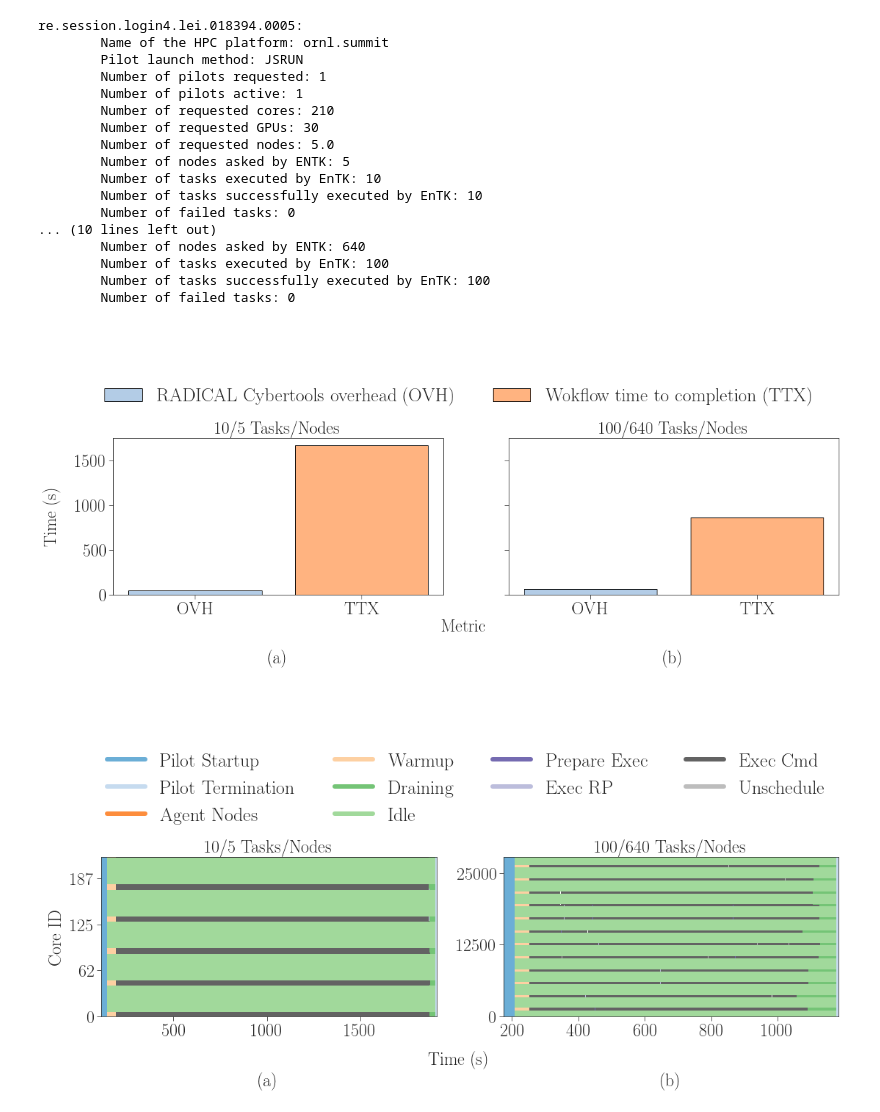
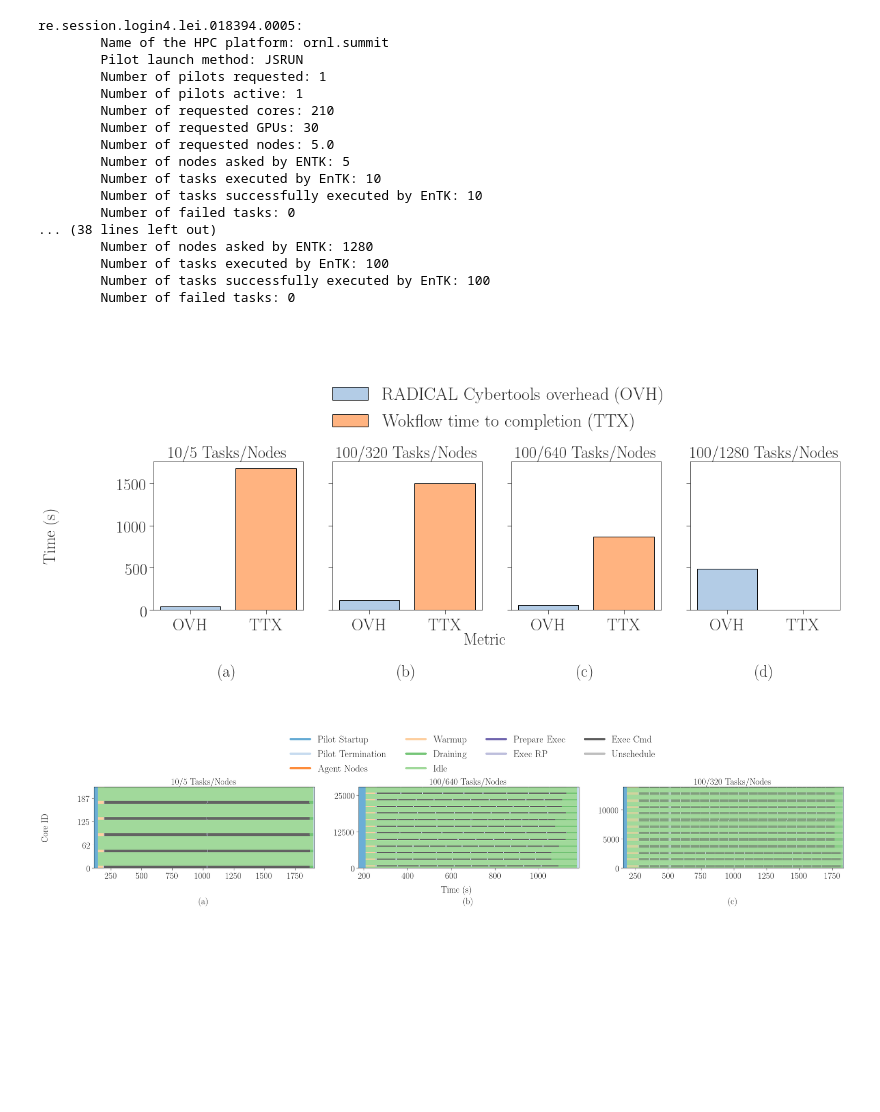
Before and after one commit to radical-experiments/hpcw-princeton, a Jupyter notebook: analysis/incite2020.ipynb, the cells around one changed output. Saved outputs shown, nothing was run; the diff lists cells and outputs as text; code cells hidden in the pictures; blank space fills up the shorter version.

Commit message:
640-1280 nodes

```diff
--- a/analysis/incite2020.ipynb
+++ b/analysis/incite2020.ipynb
@@ -24,7 +24,10 @@ metrics_default = [
         ['Unschedule',        ['unschedule']],
 ]
 # %%
-suds = ['re.session.login4.lei.018394.0005','re.session.login4.lei.018394.0006']
+suds = ['re.session.login4.lei.018394.0005',
+        're.session.login5.lei.018411.0002',
+        're.session.login4.lei.018394.0006',
+        're.session.login5.lei.018411.0003']
 sdir = '../data/raw/'
 sids = [sdir+s for s in suds]
 # %%
@@ -103,8 +103,8 @@ re.session.login4.lei.018394.0005:
         Number of tasks executed by EnTK: 10
         Number of tasks successfully executed by EnTK: 10
         Number of failed tasks: 0
-... (10 lines left out)
-        Number of nodes asked by ENTK: 640
+... (38 lines left out)
+        Number of nodes asked by ENTK: 1280
         Number of tasks executed by EnTK: 100
         Number of tasks successfully executed by EnTK: 100
         Number of failed tasks: 0
@@ -157,16 +157,23 @@ for sid in suds:
     i = i+1
     j = chr(ord(j) + 1)
 
-fig.text(0.05,  0.5 , 'Time (s)', va='center', rotation='vertical', fontsize=24)
+fig.text(0   ,  0.5 , 'Time (s)', va='center', rotation='vertical', fontsize=24)
 fig.text(0.5 , -0.05, 'Metric'  , ha='center', fontsize=24)
-fig.legend(['RADICAL Cybertools overhead (OVH)', 'Wokflow time to completion (TTX)'], loc='upper center', bbox_to_anchor=(0.45, 1.45), fontsize=26, ncol=2)
+fig.legend(['RADICAL Cybertools overhead (OVH)', 'Wokflow time to completion (TTX)'], loc='upper center',
+           bbox_to_anchor=(0.52, 1.6), fontsize=26, ncol=1)
 
 plt.savefig('figures/incite2020_ovh_ttx_jsrun.pdf', dpi=300, bbox_inches='tight')
 plt.savefig('figures/incite2020_ovh_ttx_jsrun.png', dpi=300, bbox_inches='tight')
 # %% [output]
-[figure, old version]
+[figure, new version]
 # %%
 # get utilization information
+# FIXME: remove bogus session
+suds = ['re.session.login4.lei.018394.0005',
+        're.session.login4.lei.018394.0006',
+        're.session.login5.lei.018411.0002']
+sids = [sdir+s for s in suds]
+
 sobjs = ra.Experiment(sids, stype='radical.pilot')
 provided, consumed, stats_abs, stats_rel, info = sobjs.utilization(metrics=metrics_default)
 # %%
@@ -187,9 +194,9 @@ for session in sobjs.sessions:
 def update_ticks(x, pos):
     return int(x/4)
 # %%
-# core utilization over time (box plot)
+# core/gpu utilization over time (box plot)
 
-fwidth = 18
+fwidth = 36
 fhight = 4
 fig, axarr = plt.subplots(1, len(suds), sharex='col', figsize=(fwidth, fhight))  # , sharey='row')
 
@@ -247,34 +254,34 @@ for sid in suds:
                     x_max = max(x_max, orig_x + width)
                     y_max = max(y_max, orig_y + height)
 
                     patch = mpl.patches.Rectangle((orig_x, orig_y),
                                                   width, height,
                                                   facecolor=color,
                                                   edgecolor='black',
                                                   fill=True, lw=0.0)
                     ax.add_patch(patch)
 
     ax.set_xlim([x_min, x_max])
     ax.set_ylim([y_min, y_max])
 
     ax.set_xlabel('(%s)' % j, labelpad=45)
     ax.yaxis.set_major_formatter(mticker.FuncFormatter(update_ticks))
 
     i = i+1
     j = chr(ord(j) + 1)
 
 # Add common axes lables
 fig.text(0.07,  0.5, 'Core ID' , va='center', rotation='vertical', fontsize=24)
 fig.text(0.5 , -0.1, 'Time (s)', ha='center', fontsize=24)
 
 # Add legend
 fig.legend(legend, [m[0] for m in metrics_default], loc='upper center',
            bbox_to_anchor=(0.45, 1.7), fontsize=26, ncol=4)
 
 plt.savefig('figures/incite2020_inversions_jsrun.pdf', dpi=300, bbox_inches='tight')
 plt.savefig('figures/incite2020_inversions_jsrun.png', dpi=300, bbox_inches='tight')
 # %% [output]
-[figure, old version]
+[figure, new version]
 # %%
 for sid in suds:
     print(info[sid])
```
Also changed, not shown: parts of 2 cells of this notebook, 8 other files.
